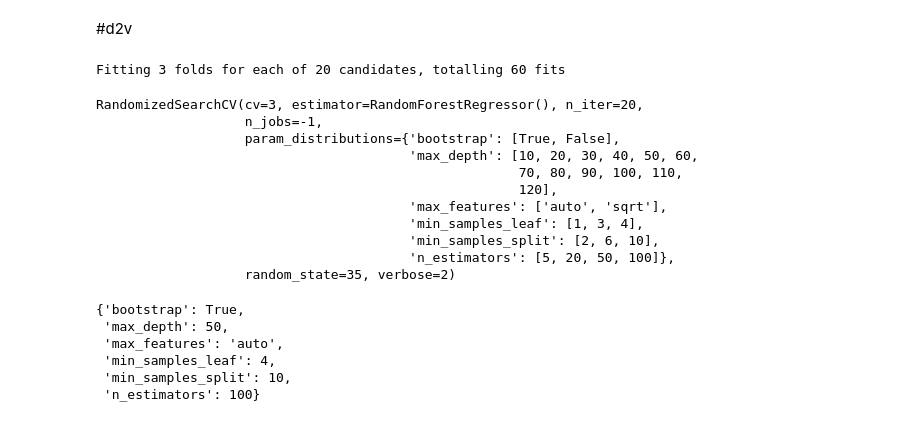
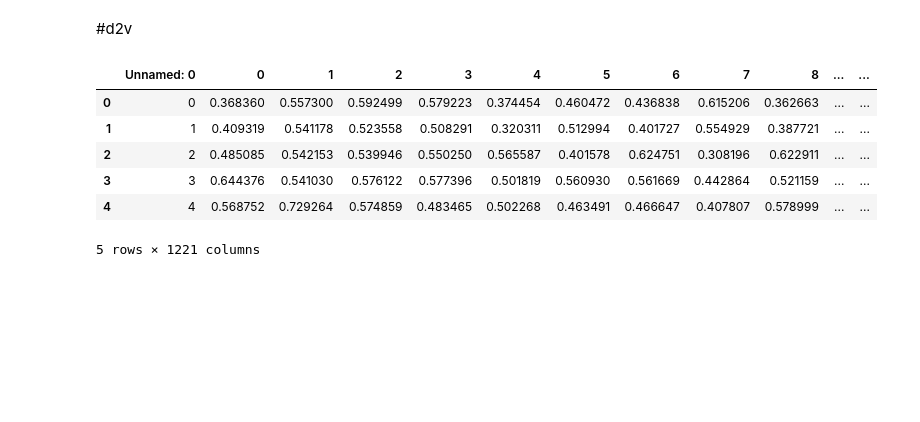
Before and after one commit to Zarmina97/NLP-project-, a Jupyter notebook: Models/RandomForest.ipynb, the cells around one changed output. Cells and saved outputs as stored; diff of their text form; code cells hidden in the pictures; blank space fills up the shorter version.

```diff
--- a/Models/RandomForest.ipynb
+++ b/Models/RandomForest.ipynb
@@ -301,2 +214,12 @@ R2 Score: 0.462349
 # %% [markdown]
 #d2v
+# %%
+d2v_df.head()
+# %% [output]
+|  | Unnamed: 0 | 0 | 1 | 2 | 3 | 4 | 5 | 6 | 7 | 8 | ... | ... |
+| 0 | 0 | 0.368360 | 0.557300 | 0.592499 | 0.579223 | 0.374454 | 0.460472 | 0.436838 | 0.615206 | 0.362663 | ... | ... |
+| 1 | 1 | 0.409319 | 0.541178 | 0.523558 | 0.508291 | 0.320311 | 0.512994 | 0.401727 | 0.554929 | 0.387721 | ... | ... |
+| 2 | 2 | 0.485085 | 0.542153 | 0.539946 | 0.550250 | 0.565587 | 0.401578 | 0.624751 | 0.308196 | 0.622911 | ... | ... |
+| 3 | 3 | 0.644376 | 0.541030 | 0.576122 | 0.577396 | 0.501819 | 0.560930 | 0.561669 | 0.442864 | 0.521159 | ... | ... |
+| 4 | 4 | 0.568752 | 0.729264 | 0.574859 | 0.483465 | 0.502268 | 0.463491 | 0.466647 | 0.407807 | 0.578999 | ... | ... |
+5 rows × 1221 columns
@@ -313,48 +241,6 @@ for i in y.columns:
 
 
 x_train, x_test, y_train, y_test = train_test_split(X, y, test_size=0.2)
-# %%
-model_rand = RandomForestRegressor()
-
-n_estimators = [5,20,50,100] # number of trees in the random forest
-max_features = ['auto', 'sqrt'] # number of features in consideration at every split
-max_depth = [int(x) for x in np.linspace(10, 120, num = 12)] # maximum number of levels allowed in each decision tree
-min_samples_split = [2, 6, 10] # minimum sample number to split a node
-min_samples_leaf = [1, 3, 4] # minimum sample number that can be stored in a leaf node
-bootstrap = [True, False] # method used to sample data points
-
-random_grid = {'n_estimators': n_estimators,
-
-'max_features': max_features,
-'max_depth': max_depth,
-'min_samples_split': min_samples_split,
-'min_samples_leaf': min_samples_leaf,
-'bootstrap': bootstrap}
-
-rf_random = RandomizedSearchCV(estimator = model_rand,param_distributions = random_grid,n_iter = 20, cv = 3, verbose=2, random_state=35, n_jobs = -1)
-rf_random.fit(x_train, y_train)
-# %% [output]
-Fitting 3 folds for each of 20 candidates, totalling 60 fits
-RandomizedSearchCV(cv=3, estimator=RandomForestRegressor(), n_iter=20,
-                   n_jobs=-1,
-                   param_distributions={'bootstrap': [True, False],
-                                        'max_depth': [10, 20, 30, 40, 50, 60,
-                                                      70, 80, 90, 100, 110,
-                                                      120],
-                                        'max_features': ['auto', 'sqrt'],
-                                        'min_samples_leaf': [1, 3, 4],
-                                        'min_samples_split': [2, 6, 10],
-                                        'n_estimators': [5, 20, 50, 100]},
-                   random_state=35, verbose=2)
-# %%
-rf_random.best_params_
-# %% [output]
-{'bootstrap': True,
- 'max_depth': 50,
- 'max_features': 'auto',
- 'min_samples_leaf': 4,
- 'min_samples_split': 10,
- 'n_estimators': 100}
 # %%
 rnd_clf = RandomForestRegressor(n_estimators=100, min_samples_split=10 , min_samples_leaf=4, max_features='auto',max_depth=50,bootstrap=True)
 rnd_clf.fit(x_train, y_train)
```
Also changed, not shown: parts of 27 cells of this notebook, 1 other file.
